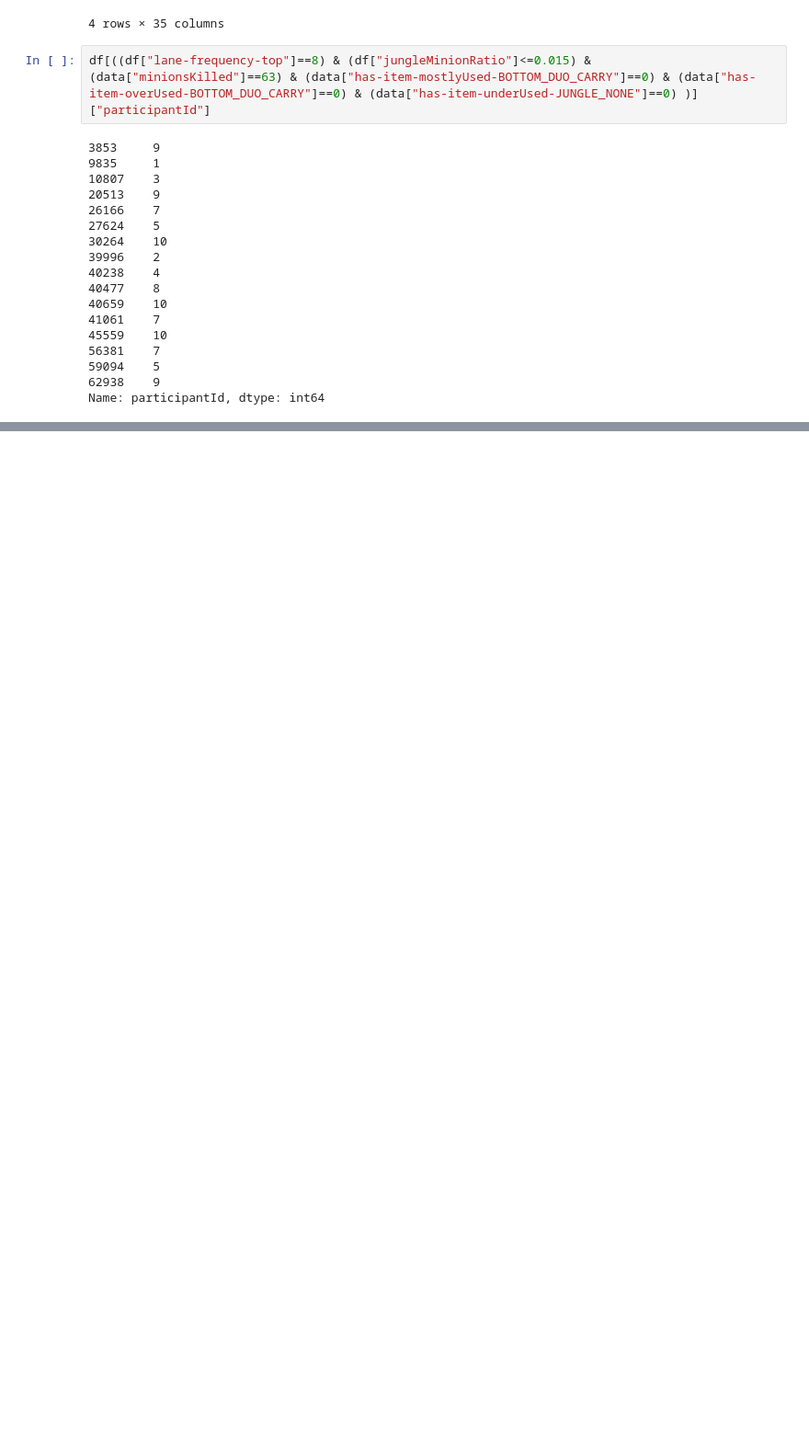
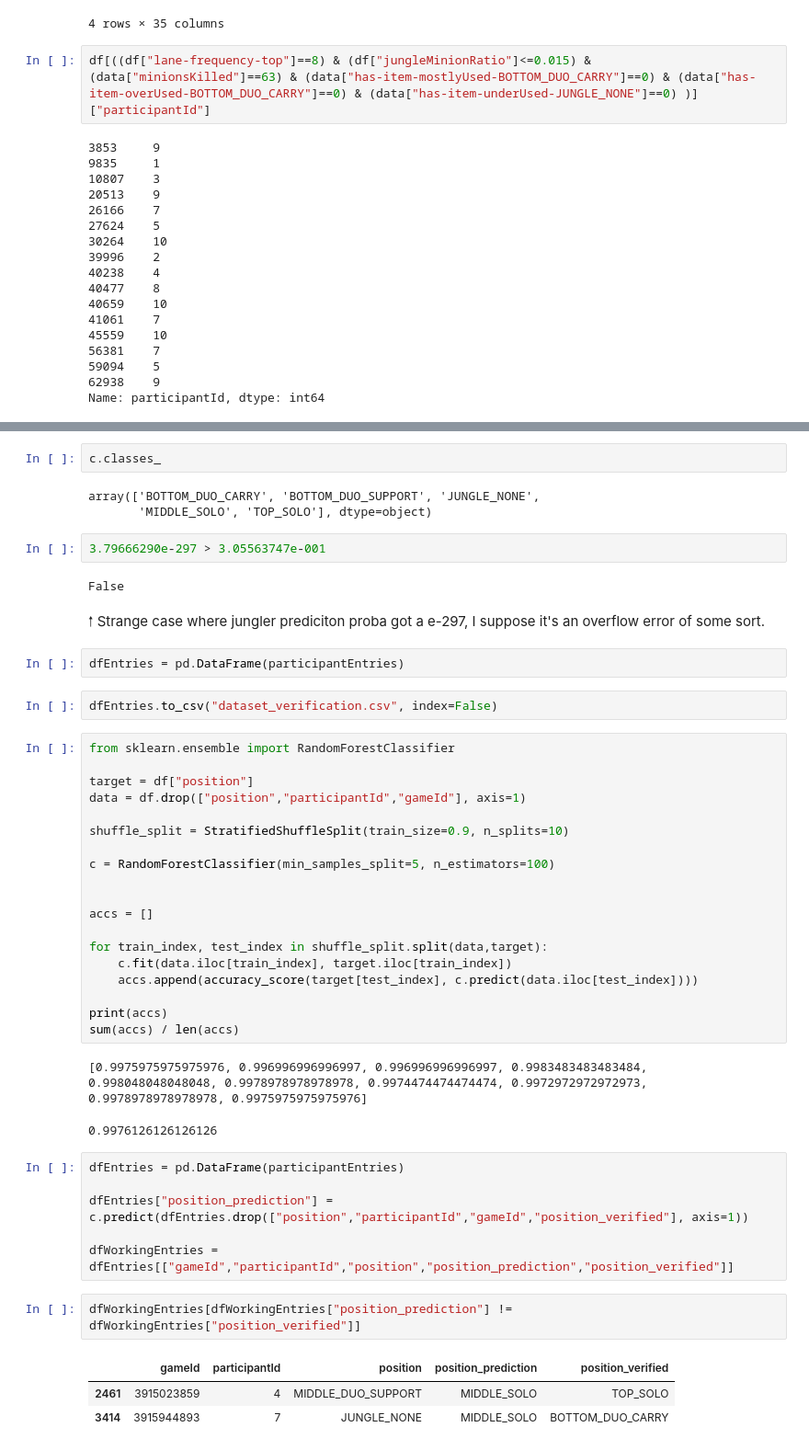
Before and after one commit to Canisback/roleML, a Jupyter notebook: Role ML.ipynb, the cells around one changed output, grey strips where cells are left out. Shown at 92% size. Drawn from its saved outputs; the diff is of its cells as text; blank space fills up the shorter version.

```diff
--- a/Role ML.ipynb
+++ b/Role ML.ipynb
@@ -1045,0 +1074,49 @@ sum(accs) / len(accs)
+# %%
+c.classes_
+# %% [output]
+array(['BOTTOM_DUO_CARRY', 'BOTTOM_DUO_SUPPORT', 'JUNGLE_NONE',
+       'MIDDLE_SOLO', 'TOP_SOLO'], dtype=object)
+# %%
+3.79666290e-297 > 3.05563747e-001
+# %% [output]
+False
+# %% [markdown]
+🠑 Strange case where jungler prediciton proba got a e-297, I suppose it's an overflow error of some sort.
+# %%
+dfEntries = pd.DataFrame(participantEntries)
+# %%
+dfEntries.to_csv("dataset_verification.csv", index=False)
+# %%
+from sklearn.ensemble import RandomForestClassifier
+
+target = df["position"]
+data = df.drop(["position","participantId","gameId"], axis=1)
+
+shuffle_split = StratifiedShuffleSplit(train_size=0.9, n_splits=10)
+
+c = RandomForestClassifier(min_samples_split=5, n_estimators=100)
+
+
+accs = []
+
+for train_index, test_index in shuffle_split.split(data,target):
+    c.fit(data.iloc[train_index], target.iloc[train_index])
+    accs.append(accuracy_score(target[test_index], c.predict(data.iloc[test_index])))
+
+print(accs)
+sum(accs) / len(accs)
+# %% [output]
+[0.9975975975975976, 0.996996996996997, 0.996996996996997, 0.9983483483483484, 0.998048048048048, 0.9978978978978978, 0.9974474474474474, 0.9972972972972973, 0.9978978978978978, 0.9975975975975976]
+0.9976126126126126
+# %%
+dfEntries = pd.DataFrame(participantEntries)
+
+dfEntries["position_prediction"] = c.predict(dfEntries.drop(["position","participantId","gameId","position_verified"], axis=1))
+
+dfWorkingEntries = dfEntries[["gameId","participantId","position","position_prediction","position_verified"]]
+# %%
+dfWorkingEntries[dfWorkingEntries["position_prediction"] != dfWorkingEntries["position_verified"]]
+# %% [output]
+|  | gameId | participantId | position | position_prediction | position_verified |
+| 2461 | 3915023859 | 4 | MIDDLE_DUO_SUPPORT | MIDDLE_SOLO | TOP_SOLO |
+| 3414 | 3915944893 | 7 | JUNGLE_NONE | MIDDLE_SOLO | BOTTOM_DUO_CARRY |
```
Also changed, not shown: parts of 12 cells of this notebook, 9 other files.
